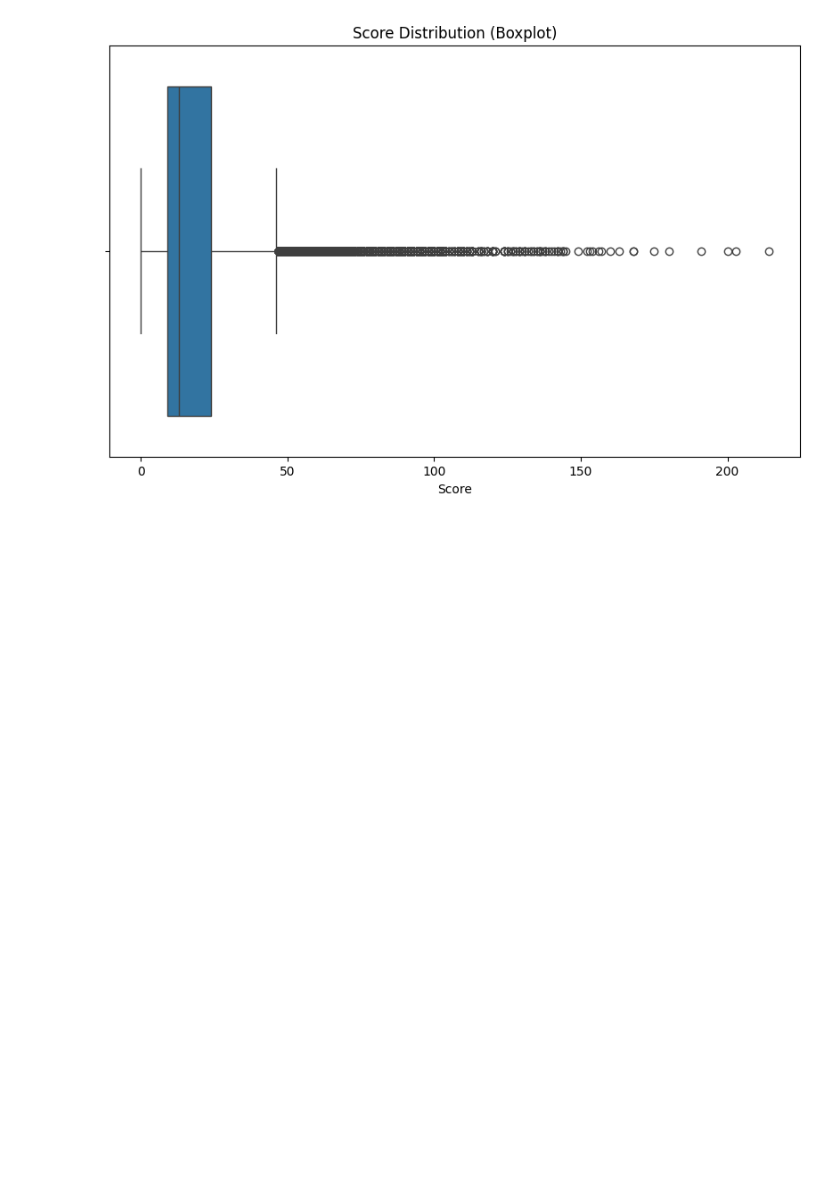
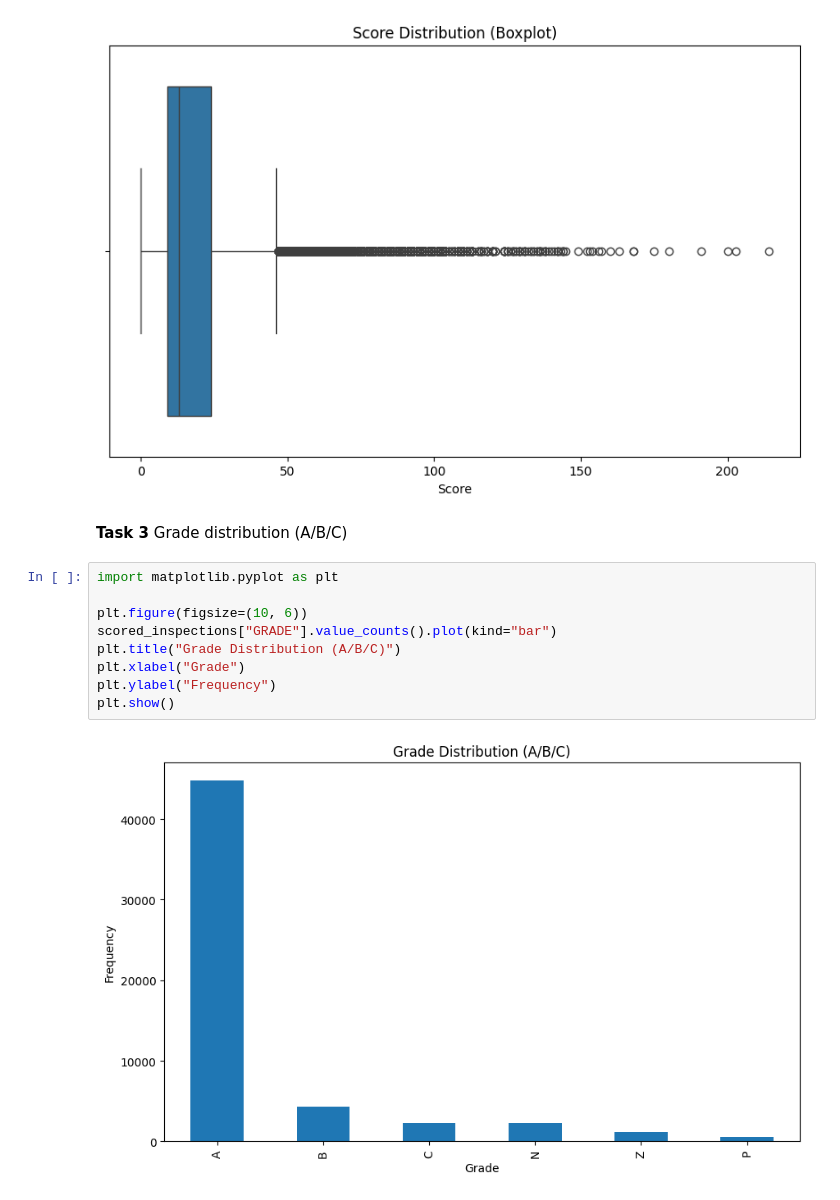
Before and after one commit to estvjana/nyc-restaurant-inspections, a Jupyter notebook: 05_EDA.ipynb, the cells around one changed output. Saved outputs shown, nothing was run; the diff lists cells and outputs as text; blank space fills up the shorter version.

Commit message:
eda process tasks 3-10

```diff
--- a/05_EDA.ipynb
+++ b/05_EDA.ipynb
@@ -73,3 +73,16 @@ plt.show()
 # %% [output]
 [figure]
 [figure]
+# %% [markdown]
+**Task 3** Grade distribution (A/B/C)
+# %%
+import matplotlib.pyplot as plt
+
+plt.figure(figsize=(10, 6))
+scored_inspections["GRADE"].value_counts().plot(kind="bar")
+plt.title("Grade Distribution (A/B/C)")
+plt.xlabel("Grade")
+plt.ylabel("Frequency")
+plt.show()
+# %% [output]
+[figure, added]
```
Also changed, not shown: parts of 16 cells of this notebook.
